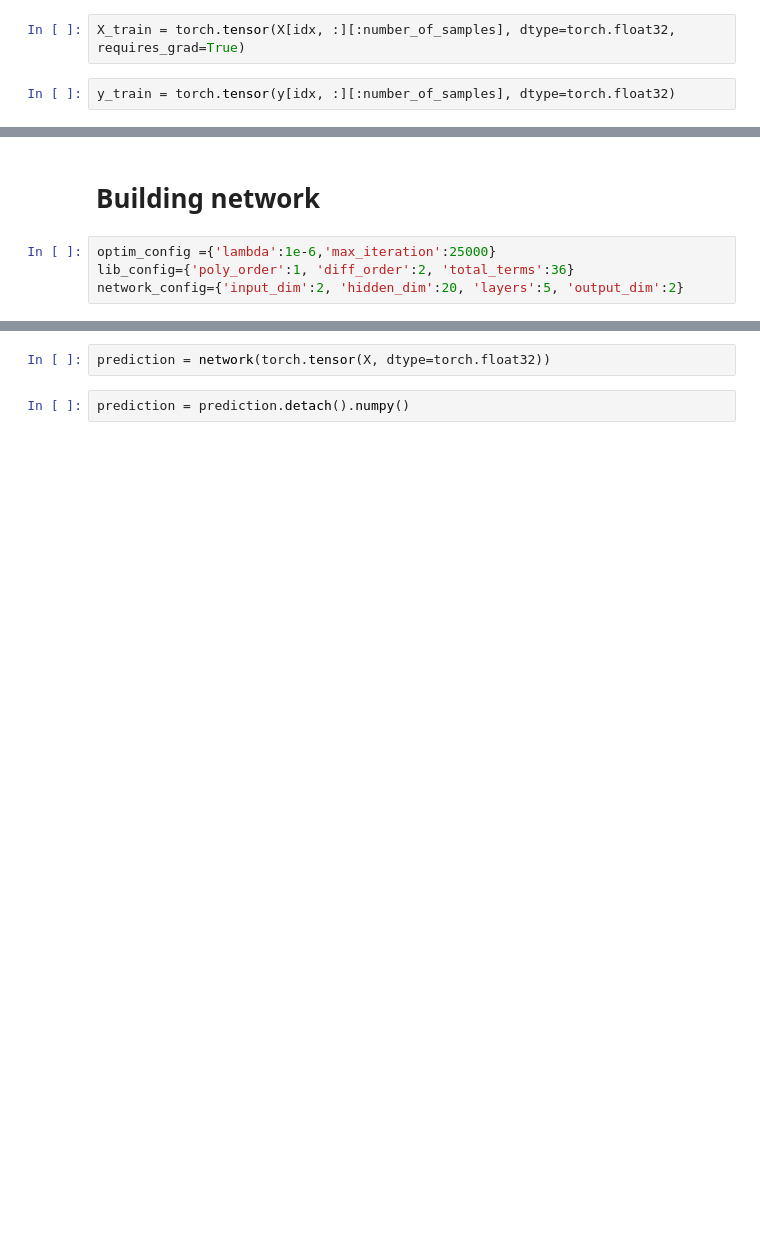
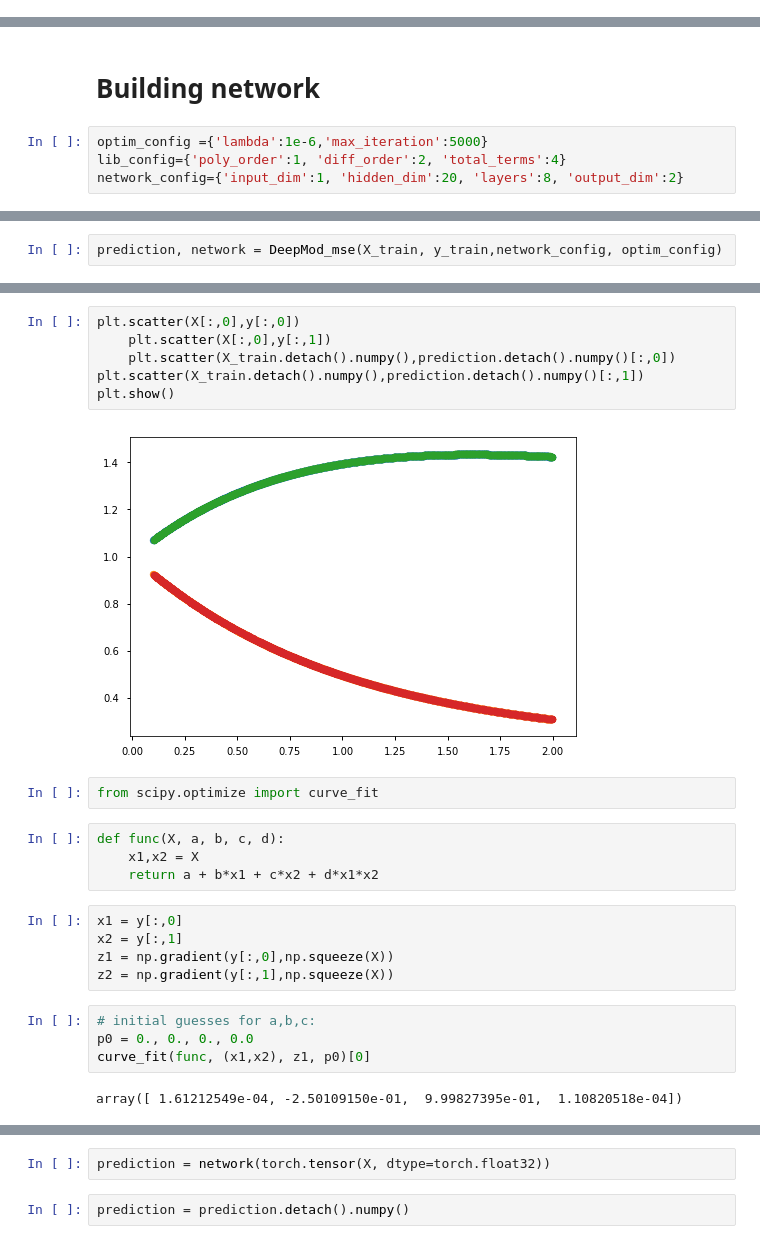
Before and after one commit to PhIMaL/DeePyMoD_torch, a Jupyter notebook: PyTorch_V4.ipynb, the cells around one changed output, grey strips where cells are left out. Drawn from its saved outputs; the diff is of its cells as text; blank space fills up the shorter version.

Commit message:
Seperate MSE/PI training

```diff
--- a/PyTorch_V4.ipynb
+++ b/PyTorch_V4.ipynb
@@ -51,7 +40,3 @@ idx = np.random.permutation(y.shape[0])
-# %%
-X_train = torch.tensor(X[idx, :][:number_of_samples], dtype=torch.float32, requires_grad=True)
-# %%
-y_train = torch.tensor(y[idx, :][:number_of_samples], dtype=torch.float32)
 # %%
 y_train.shape
 # %% [output]
@@ -59,6 +44,6 @@ torch.Size([2, 25856])
 # %% [markdown]
 # Building network
 # %%
-optim_config ={'lambda':1e-6,'max_iteration':25000}
-lib_config={'poly_order':1, 'diff_order':2, 'total_terms':36}
-network_config={'input_dim':2, 'hidden_dim':20, 'layers':5, 'output_dim':2}
+optim_config ={'lambda':1e-6,'max_iteration':5000}
+lib_config={'poly_order':1, 'diff_order':2, 'total_terms':4}
+network_config={'input_dim':1, 'hidden_dim':20, 'layers':8, 'output_dim':2}
@@ -64,0 +52,2 @@ network_config={'input_dim':2, 'hidden_dim':20, 'layers':5, 'output_dim':2}
+# %%
+prediction, network = DeepMod_mse(X_train, y_train,network_config, optim_config)
@@ -65,3 +103,28 @@ network_config={'input_dim':2, 'hidden_dim':20, 'layers':5, 'output_dim':2}
+# %%
+plt.scatter(X[:,0],y[:,0])
+    plt.scatter(X[:,0],y[:,1])
+    plt.scatter(X_train.detach().numpy(),prediction.detach().numpy()[:,0])
+plt.scatter(X_train.detach().numpy(),prediction.detach().numpy()[:,1])
+plt.show()
+# %% [output]
+[figure, added]
+# %%
+from scipy.optimize import curve_fit
+# %%
+def func(X, a, b, c, d):
+    x1,x2 = X
+    return a + b*x1 + c*x2 + d*x1*x2
+# %%
+x1 = y[:,0]
+x2 = y[:,1]
+z1 = np.gradient(y[:,0],np.squeeze(X))
+z2 = np.gradient(y[:,1],np.squeeze(X))
+# %%
+# initial guesses for a,b,c:
+p0 = 0., 0., 0., 0.0
+curve_fit(func, (x1,x2), z1, p0)[0]
+# %% [output]
+array([ 1.61212549e-04, -2.50109150e-01,  9.99827395e-01,  1.10820518e-04])
 # %%
 sparse_weight_vector, sparsity_pattern, prediction, network = DeepMod(X_train, y_train,network_config, lib_config, optim_config)
 # %% [output]
```
Also changed, not shown: parts of 27 cells of this notebook, 7 other files.
